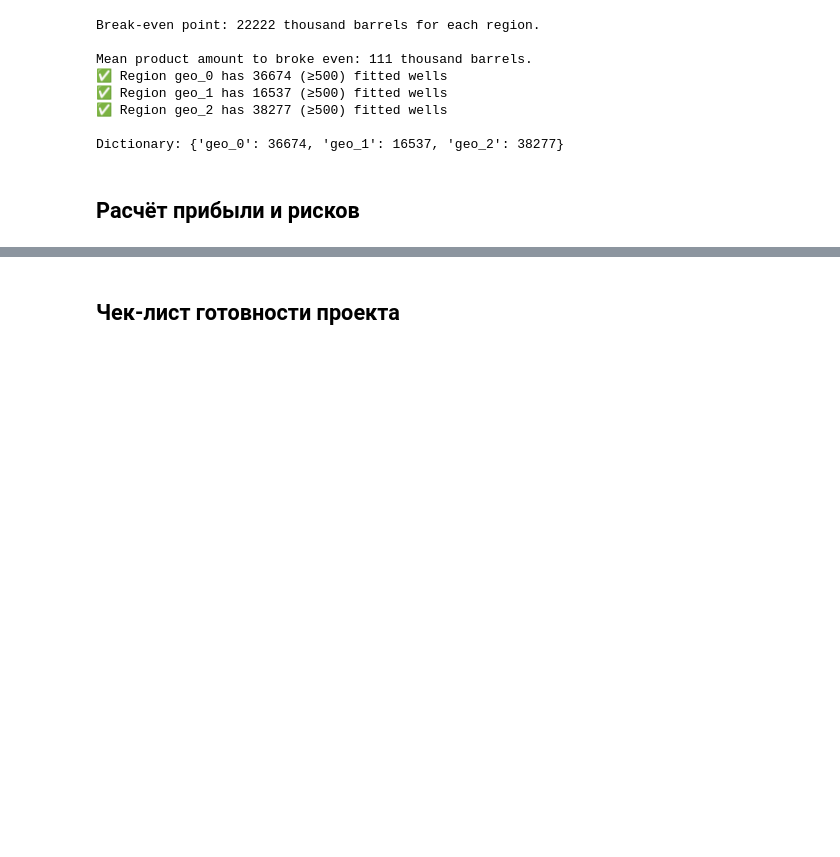
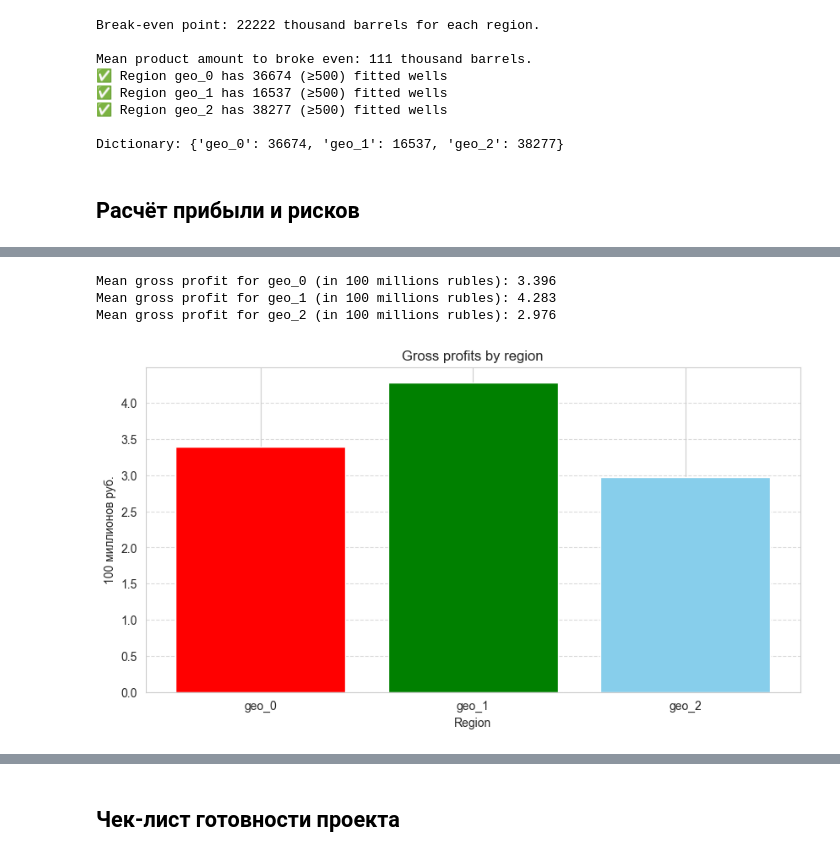
Before and after one commit to Galordas/YNDX_DS, a Jupyter notebook: 7/3. Выбор локации для скважины.ipynb, the cells around one changed output, grey strips where cells are left out. Drawn from its saved outputs; the diff is of its cells as text; code cells hidden in the pictures; blank space fills up the shorter version.

```diff
--- a/7/3. Выбор локации для скважины.ipynb
+++ b/7/3. Выбор локации для скважины.ipynb
@@ -534,29 +534,3 @@ Mean product amount to broke even: 111 thousand barrels.
 Dictionary: {'geo_0': 36674, 'geo_1': 16537, 'geo_2': 38277}
 # %% [markdown]
 ## Расчёт прибыли и рисков
-# %%
-for region in range(3):
-    revenues = []
-    prediction = all_predictions['geo_{}'.format(region)]
-    prediction = pd.Series(prediction)
-    for i in range(n_bootstraps):
-        sample = prediction.sample(n=wells,
-                             replace=True,
-                             random_state=state
-                             ).sort_values(
-            ascending=False
-        )
-        top200_sample = sample.head(200)
-        total_product = top200_sample.sum()
-        total_revenue = total_product * barrel_price
-        cost_per_well = budget / best_wells
-        total_cost = (cost_per_well * 200) / 1e6
-        revenue = sample.sum()
-    revenues.append(revenue)
-    revenues = np.array(revenues)
-    mean_revenue = round(revenues.mean(), 2)
-    conf_interval_lower = round(np.percentile(revenues, 2.5), 2)
-    conf_interval_upper = round(np.percentile(revenues, 97.5), 2)
-    conf_interval = (conf_interval_lower, conf_interval_upper)
-    risk_of_loss = round((revenues < 0).mean() * 100, 2)
-print(revenues)
@@ -564,0 +576,24 @@ print(revenues)
+# %%
+colors = ['red','green','skyblue']
+# Print the expected gross profits for each region
+mean_profits ={}
+for key in gross_profits.keys():
+    mean_profit = round(np.mean(gross_profits[key]),3)
+    print(f"Mean gross profit for {key} (in 100 millions rubles): {mean_profit}")
+    mean_profits[f'{key}'] = mean_profit
+
+keys = mean_profits.keys()
+values = mean_profits.values()
+colors = ['red','green','skyblue']
+plt.figure(figsize=(10, 5))
+plt.bar(keys, values, color=colors)
+plt.title('Gross profits by region')
+plt.xlabel('Region')
+plt.ylabel('100 миллионов руб.')
+plt.grid(axis='y', linestyle='--', alpha=0.7)
+plt.show()
+# %% [output]
+Mean gross profit for geo_0 (in 100 millions rubles): 3.396
+Mean gross profit for geo_1 (in 100 millions rubles): 4.283
+Mean gross profit for geo_2 (in 100 millions rubles): 2.976
+[figure, added]
```
Also changed, not shown: parts of 5 cells of this notebook.
